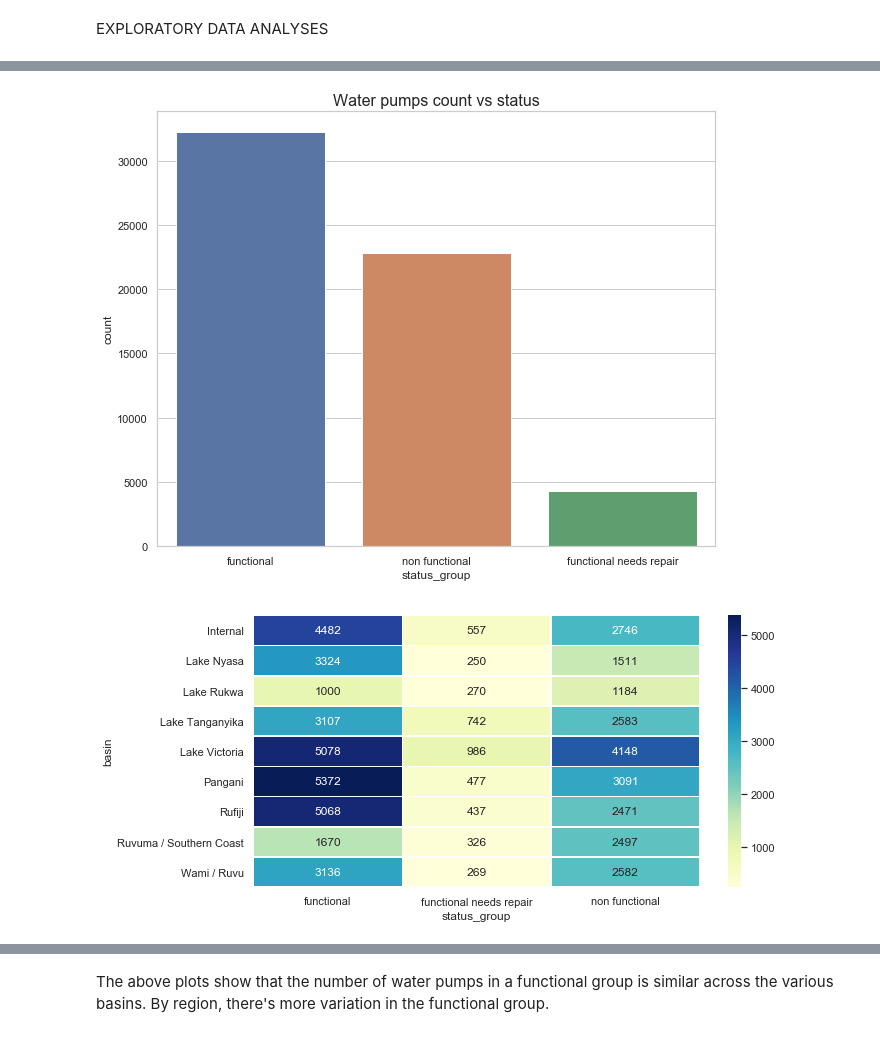
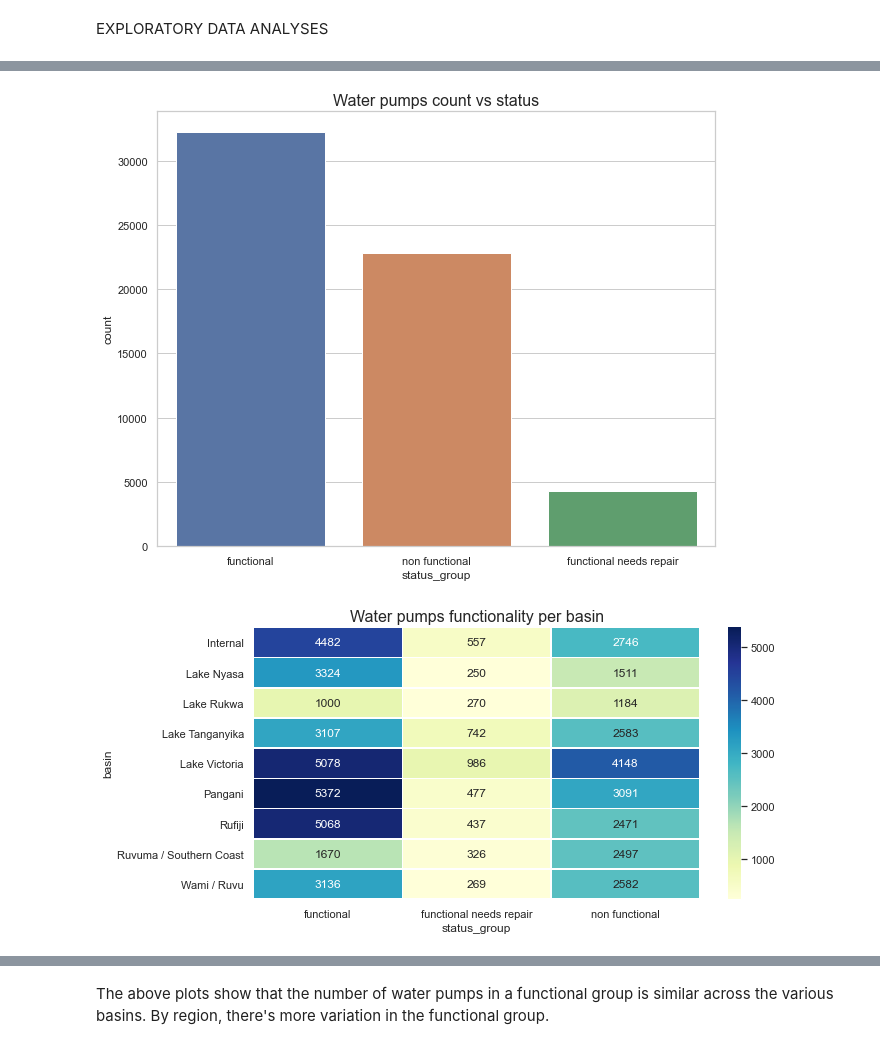
Before and after one commit to aspds18/Springboard_capstone2, a Jupyter notebook: Capstone2.ipynb, the cells around one changed output, grey strips where cells are left out. Saved outputs shown, nothing was run; the diff lists cells and outputs as text; code cells hidden in the pictures.

```diff
--- a/Capstone2.ipynb
+++ b/Capstone2.ipynb
@@ -571,8 +625,11 @@ df_noenc.groupby(['basin','region'])['population'].agg([np.mean,np.median,np.std
 |  | Tanga | 635.719298 | 300 | 1077.295438 | 6854 |
 # %% [markdown]
 The regions that have zero population are filled in with the mean of the population of all the regions in the same basin.
+# %%
+df_bas_pop_am=df_noenc[['basin','region','population','amount_tsh','status_group']].copy()
 # %%
-basins_popmean=df_noenc.groupby(['basin'])['population'].mean()
+#basins_popmean=df_noenc.groupby(['basin'])['population'].mean()
+basins_popmean=df_bas_pop_am.groupby(['basin'])['population'].mean()
 basins=basins_popmean.index.tolist()
 basins_popmean
 # %% [output]
@@ -588,9 +645,9 @@ Ruvuma / Southern Coast    274.193635
 Wami / Ruvu                254.710205
 Name: population, dtype: float64
 # %%
-df_bas_pop=df_noenc[['basin','region','population']].copy()
+#df_bas_pop=df_noenc[['basin','region','population']].copy()
 for i,bas in enumerate(basins):
-    cond_bas=(df_bas_pop['basin']==bas) & (df_bas_pop['population']==0)
-    df_bas_pop.loc[cond_bas,'population']=int(basins_popmean[i])
-df_bas_pop.head(7)
+    cond_bas=(df_bas_pop_am['basin']==bas) & (df_bas_pop_am['population']==0)
+    df_bas_pop_am.loc[cond_bas,'population']=int(basins_popmean[i])
+df_bas_pop_am.head(7)
 # %% [output]
@@ -610,6 +667,8 @@ Total, percentage of zeros in population:  (0, 0.0)
 # %% [markdown]
 For the amount of water, the pump status is considered.
 # %%
-df_bas_am=df_noenc[['basin','amount_tsh','status_group']].copy()
-status_basin_gr=df_bas_am.groupby(['status_group','basin'])
+#df_bas_am=df_noenc[['basin','amount_tsh','status_group']].copy()
+status_basin_gr=df_bas_pop_am.groupby(['status_group','basin'])
 #status_basin_gr.groups.keys()
+df_status_basin=status_basin_gr['amount_tsh'].mean()
+df_status_basin
@@ -722,17 +821,17 @@ fig1.savefig('count_vs_basin.png',bbox_inches='tight')
 # %%
 fig2, ax2 = plt.subplots(1, 1, figsize=(10,8))
-sns.catplot(x="status_group", kind="count", data=df_mean_noenc,ax=ax2)
+sns.countplot(x="status_group", data=df_mean_noenc,ax=ax2)
 ax2.set_title('Water pumps count vs status',fontsize=16)
 plt.close(2)
 fig2.savefig('count_vs_status.png',bbox_inches='tight')
 # %% [output]
-[figure, old version]
+[figure, new version]
 # %%
-# add title
 count_status_basin=status_basin_gr['amount_tsh'].count().unstack(level='status_group')
 fig3,ax3=plt.subplots(1,1,figsize=(10,5))
 sns.heatmap(count_status_basin,annot=True,fmt='d',cmap="YlGnBu",linewidths=0.5)
+ax3.set_title('Water pumps functionality per basin',fontsize=16)
 fig3.savefig('basin_vs_status.png',bbox_inches='tight')
 # %% [output]
-[figure, old version]
+[figure, new version]
 # %%
```
Also changed, not shown: parts of 167 cells of this notebook.
